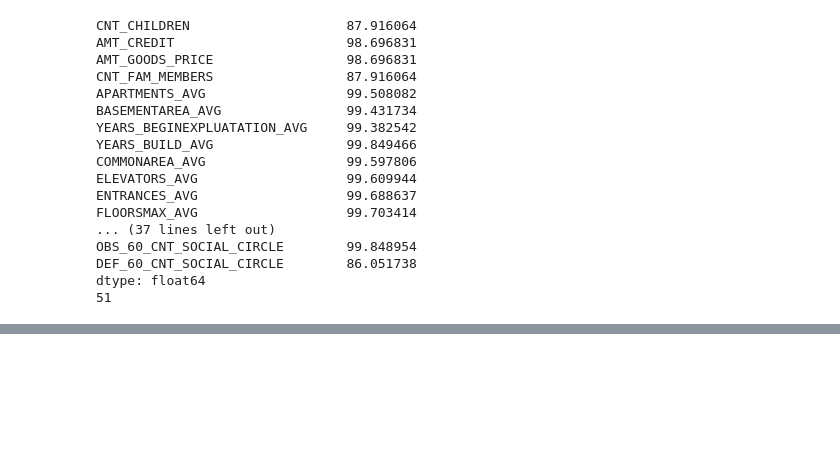
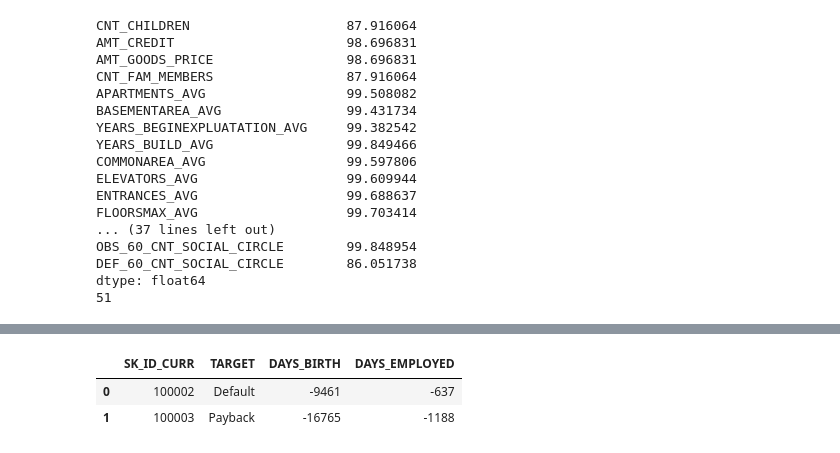
Before and after one commit to robertgraefe/Masterarbeit, a Jupyter notebook: Jupyter Notebook/1. Datenanalyse/1. Application.ipynb, the cells around one changed output, grey strips where cells are left out. Cells and saved outputs as stored; diff of their text form; code cells hidden in the pictures; blank space fills up the shorter version.

```diff
--- a/Jupyter Notebook/1. Datenanalyse/1. Application.ipynb
+++ b/Jupyter Notebook/1. Datenanalyse/1. Application.ipynb
@@ -715,0 +712,6 @@ plt.show()
+# %%
+app_train[(app_train["SK_ID_CURR"] == 100002) | (app_train["SK_ID_CURR"] == 100003)][["SK_ID_CURR","TARGET","DAYS_BIRTH", "DAYS_EMPLOYED"]]
+# %% [output]
+|  | SK_ID_CURR | TARGET | DAYS_BIRTH | DAYS_EMPLOYED |
+| 0 | 100002 | Default | -9461 | -637 |
+| 1 | 100003 | Payback | -16765 | -1188 |
```
Also changed, not shown: parts of 5 cells of this notebook, 8 other files.
